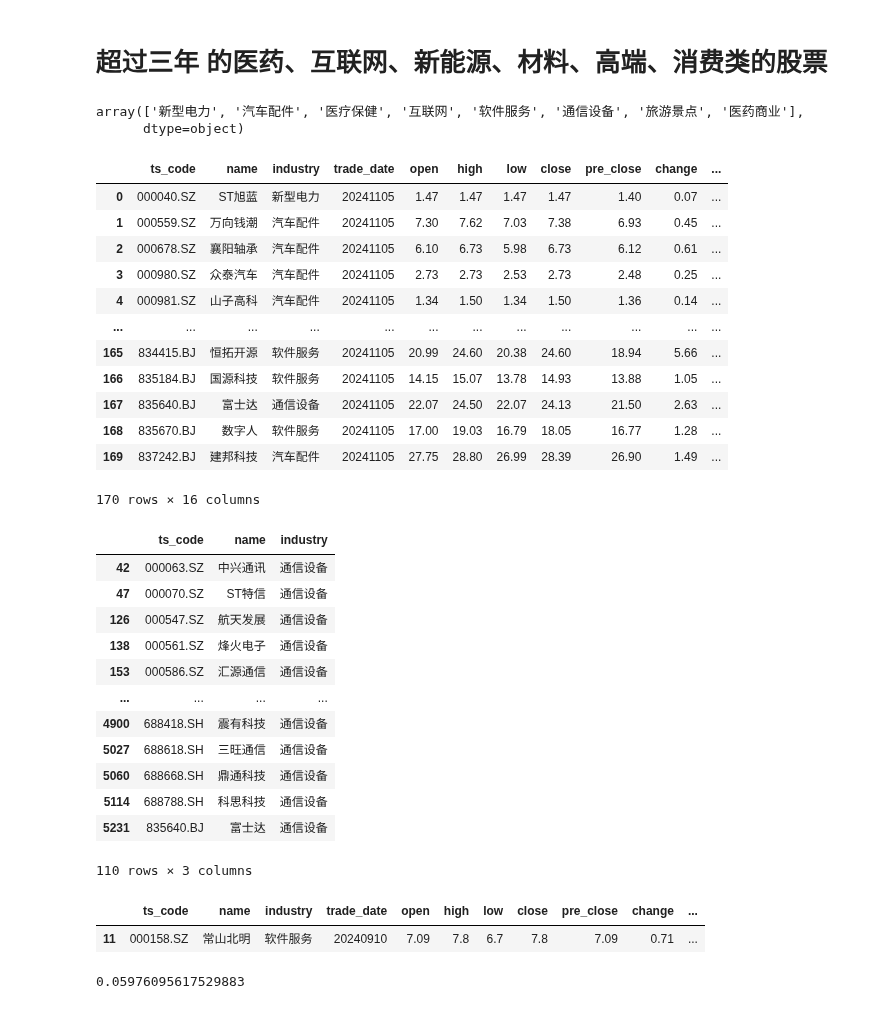
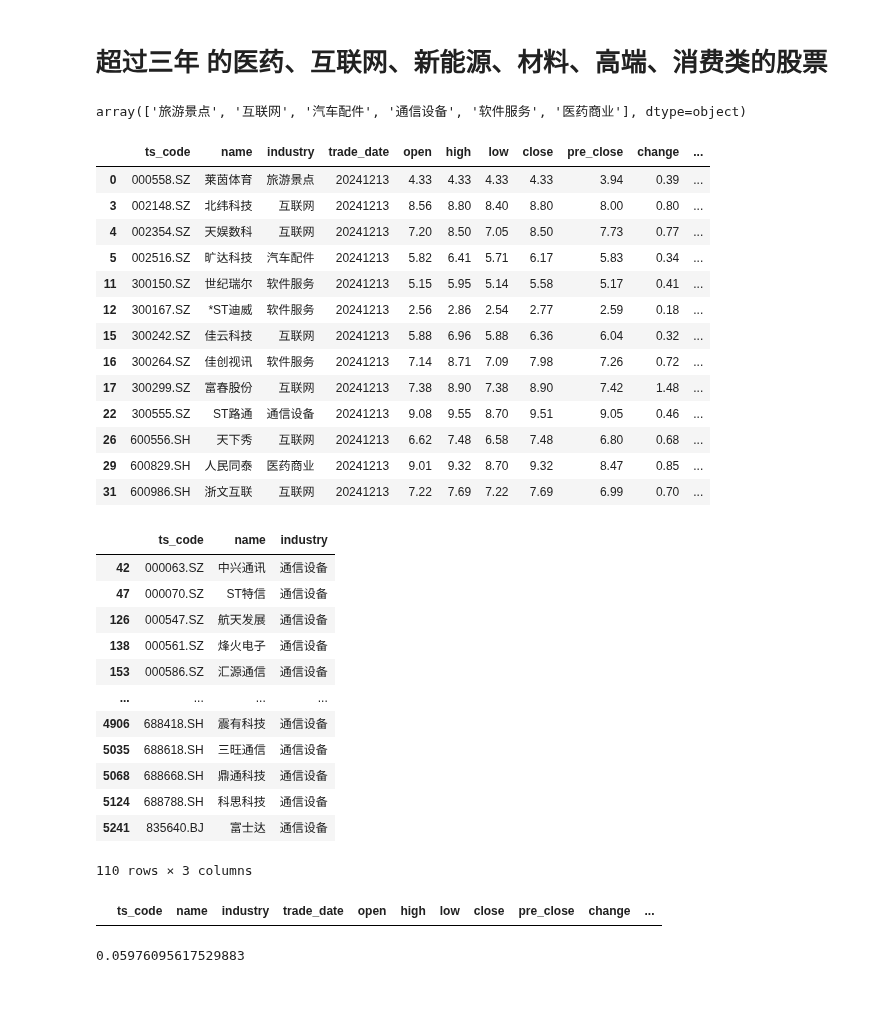
Before and after one commit to whgloveucq/jupyterfiles, a Jupyter notebook: OApractice/stock_study2023.ipynb, the cells around one changed output. Drawn from its saved outputs; the diff is of its cells as text; code cells hidden in the pictures.

```diff
--- a/OApractice/stock_study2023.ipynb
+++ b/OApractice/stock_study2023.ipynb
@@ -121,7 +141,7 @@ df_stocks_age_gt3=df_stocks.query('list_date <"20210101"')
 # 比如“ROE连续5年大于20%”“近两年营收增长率大于10%”“近两年净利润增长率大于10%”“上市时间大于3年”等
 df_stocks_age_gt3['industry']=df_stocks_age_gt3['industry'].apply(str)
 ##选定超过三年的行业股票
-df_stocks_age_gt3_base=df_stocks_age_gt3.query("industry.str.contains('医|互联网|新能源|材料|高端|消费|软件|电力|汽车配件|通信设备|旅游景点')",engine="python")[['ts_code','name','industry']]
+df_stocks_age_gt3_base=df_stocks_age_gt3.query("industry.str.contains('人工智能|通信|信息|医|互联网|新能源|材料|高端|消费|软件|电力|汽车配件|通信设备|旅游景点')",engine="python")[['ts_code','name','industry']]
 #如何获取ROE
 # %% [output]
 A value is trying to be set on a copy of a slice from a DataFrame.
@@ -147,7 +167,7 @@ from datetime import datetime,timedelta
 # df_stocks_age_gt3_base.head(1000)
 #日行情信息 及晒选。
 # trdate=(datetime.today().date() - timedelta(days=0)).strftime('%Y%m%d')
-trdate='20241105'
+trdate='20241213'
 #交易日期所在周
 # trdate_week=
 
@@ -169,24 +189,24 @@ df_selected_tmp2=pd.merge(df_selected_tmp1,df_index_daily,on=["ts_code","trade_d
 # %%
 df_selected_tmp2.industry.unique()
 # %% [output]
-array(['新型电力', '汽车配件', '医疗保健', '互联网', '软件服务', '通信设备', '旅游景点', '医药商业'],
-      dtype=object)
+array(['旅游景点', '互联网', '汽车配件', '通信设备', '软件服务', '医药商业'], dtype=object)
 # %%
-df_selected_tmp2
+df_selected_tmp2.query("close<=10")
 # %% [output]
 |  | ts_code | name | industry | trade_date | open | high | low | close | pre_close | change | ... |
-| 0 | 000040.SZ | ST旭蓝 | 新型电力 | 20241105 | 1.47 | 1.47 | 1.47 | 1.47 | 1.40 | 0.07 | ... |
-| 1 | 000559.SZ | 万向钱潮 | 汽车配件 | 20241105 | 7.30 | 7.62 | 7.03 | 7.38 | 6.93 | 0.45 | ... |
-| 2 | 000678.SZ | 襄阳轴承 | 汽车配件 | 20241105 | 6.10 | 6.73 | 5.98 | 6.73 | 6.12 | 0.61 | ... |
-| 3 | 000980.SZ | 众泰汽车 | 汽车配件 | 20241105 | 2.73 | 2.73 | 2.53 | 2.73 | 2.48 | 0.25 | ... |
-| 4 | 000981.SZ | 山子高科 | 汽车配件 | 20241105 | 1.34 | 1.50 | 1.34 | 1.50 | 1.36 | 0.14 | ... |
-| ... | ... | ... | ... | ... | ... | ... | ... | ... | ... | ... | ... |
-| 165 | 834415.BJ | 恒拓开源 | 软件服务 | 20241105 | 20.99 | 24.60 | 20.38 | 24.60 | 18.94 | 5.66 | ... |
-| 166 | 835184.BJ | 国源科技 | 软件服务 | 20241105 | 14.15 | 15.07 | 13.78 | 14.93 | 13.88 | 1.05 | ... |
-| 167 | 835640.BJ | 富士达 | 通信设备 | 20241105 | 22.07 | 24.50 | 22.07 | 24.13 | 21.50 | 2.63 | ... |
-| 168 | 835670.BJ | 数字人 | 软件服务 | 20241105 | 17.00 | 19.03 | 16.79 | 18.05 | 16.77 | 1.28 | ... |
-| 169 | 837242.BJ | 建邦科技 | 汽车配件 | 20241105 | 27.75 | 28.80 | 26.99 | 28.39 | 26.90 | 1.49 | ... |
+| 0 | 000558.SZ | 莱茵体育 | 旅游景点 | 20241213 | 4.33 | 4.33 | 4.33 | 4.33 | 3.94 | 0.39 | ... |
+| 3 | 002148.SZ | 北纬科技 | 互联网 | 20241213 | 8.56 | 8.80 | 8.40 | 8.80 | 8.00 | 0.80 | ... |
+| 4 | 002354.SZ | 天娱数科 | 互联网 | 20241213 | 7.20 | 8.50 | 7.05 | 8.50 | 7.73 | 0.77 | ... |
+| 5 | 002516.SZ | 旷达科技 | 汽车配件 | 20241213 | 5.82 | 6.41 | 5.71 | 6.17 | 5.83 | 0.34 | ... |
+| 11 | 300150.SZ | 世纪瑞尔 | 软件服务 | 20241213 | 5.15 | 5.95 | 5.14 | 5.58 | 5.17 | 0.41 | ... |
+| 12 | 300167.SZ | *ST迪威 | 软件服务 | 20241213 | 2.56 | 2.86 | 2.54 | 2.77 | 2.59 | 0.18 | ... |
+| 15 | 300242.SZ | 佳云科技 | 互联网 | 20241213 | 5.88 | 6.96 | 5.88 | 6.36 | 6.04 | 0.32 | ... |
+| 16 | 300264.SZ | 佳创视讯 | 软件服务 | 20241213 | 7.14 | 8.71 | 7.09 | 7.98 | 7.26 | 0.72 | ... |
+| 17 | 300299.SZ | 富春股份 | 互联网 | 20241213 | 7.38 | 8.90 | 7.38 | 8.90 | 7.42 | 1.48 | ... |
+| 22 | 300555.SZ | ST路通 | 通信设备 | 20241213 | 9.08 | 9.55 | 8.70 | 9.51 | 9.05 | 0.46 | ... |
+| 26 | 600556.SH | 天下秀 | 互联网 | 20241213 | 6.62 | 7.48 | 6.58 | 7.48 | 6.80 | 0.68 | ... |
+| 29 | 600829.SH | 人民同泰 | 医药商业 | 20241213 | 9.01 | 9.32 | 8.70 | 9.32 | 8.47 | 0.85 | ... |
+| 31 | 600986.SH | 浙文互联 | 互联网 | 20241213 | 7.22 | 7.69 | 7.22 | 7.69 | 6.99 | 0.70 | ... |
-170 rows × 16 columns
 # %%
 # df_selected_tmp2.query("industry in ('医疗保健','汽车配件','新型电力') ")
 # df_selected_tmp2.query("industry in ('新型电力') ")
@@ -200,17 +220,16 @@ df_stocks_age_gt3_base.query("industry in ('通信设备') ")
 | 138 | 000561.SZ | 烽火电子 | 通信设备 |
 | 153 | 000586.SZ | 汇源通信 | 通信设备 |
 | ... | ... | ... | ... |
-| 4900 | 688418.SH | 震有科技 | 通信设备 |
-| 5027 | 688618.SH | 三旺通信 | 通信设备 |
-| 5060 | 688668.SH | 鼎通科技 | 通信设备 |
-| 5114 | 688788.SH | 科思科技 | 通信设备 |
-| 5231 | 835640.BJ | 富士达 | 通信设备 |
+| 4906 | 688418.SH | 震有科技 | 通信设备 |
+| 5035 | 688618.SH | 三旺通信 | 通信设备 |
+| 5068 | 688668.SH | 鼎通科技 | 通信设备 |
+| 5124 | 688788.SH | 科思科技 | 通信设备 |
+| 5241 | 835640.BJ | 富士达 | 通信设备 |
 110 rows × 3 columns
 # %%
 df_selected_tmp2.query("ts_code in ('000158.SZ') ")
 # %% [output]
 |  | ts_code | name | industry | trade_date | open | high | low | close | pre_close | change | ... |
-| 11 | 000158.SZ | 常山北明 | 软件服务 | 20240910 | 7.09 | 7.8 | 6.7 | 7.8 | 7.09 | 0.71 | ... |
 # %%
 (7.98-7.53)/7.53
 # %% [output]
```
Also changed, not shown: parts of 2 cells of this notebook.
